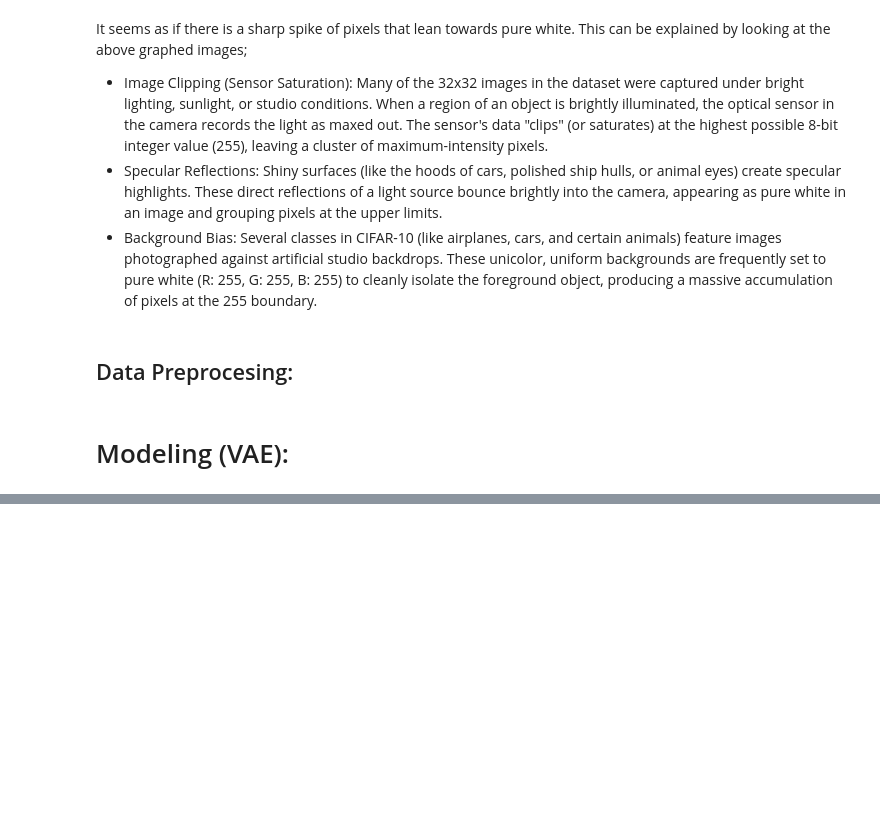
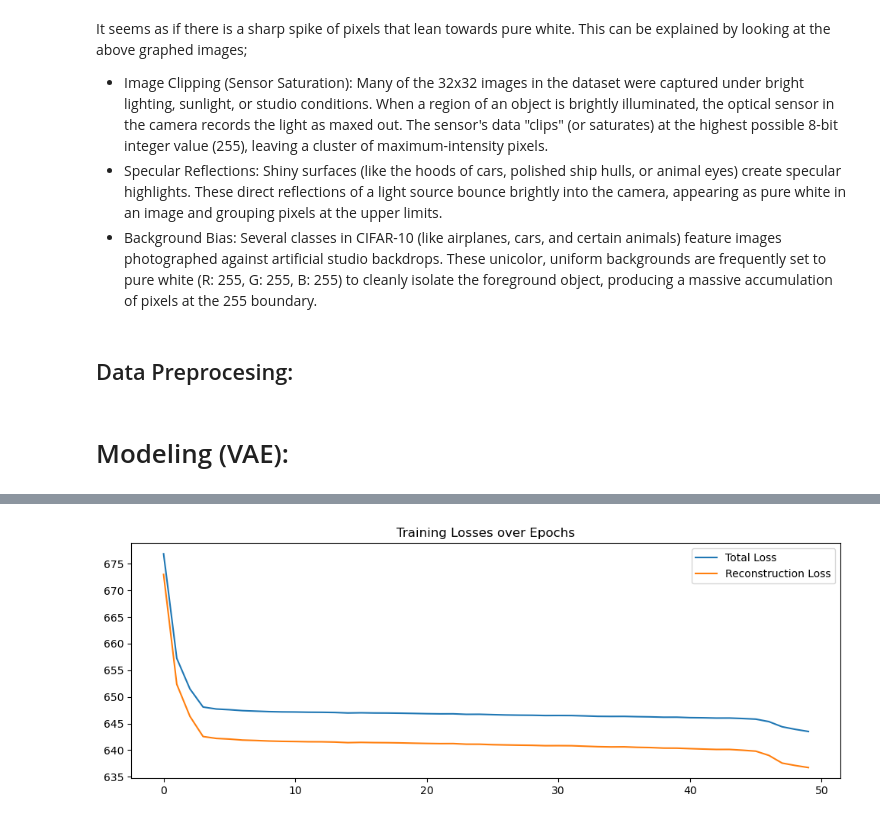
Before and after one commit to haoern/DELE-CA2, a Jupyter notebook: PartA.ipynb, the cells around one changed output, grey strips where cells are left out. Drawn from its saved outputs; the diff is of its cells as text; code cells hidden in the pictures; blank space fills up the shorter version.

```diff
--- a/PartA.ipynb
+++ b/PartA.ipynb
@@ -254,3 +254,13 @@ Epoch 50/50
+# %%
+history_df = pd.DataFrame(history.history)
+plt.figure(figsize=(12, 4))
+plt.plot(history_df['loss'], label='Total Loss')
+plt.plot(history_df['reconstruction_loss'], label='Reconstruction Loss')
+plt.title('Training Losses over Epochs')
+plt.legend()
+plt.show()
+# %% [output]
+[figure, added]
 # %%
 vae.save_weights('baseline_vae_weights.h5')  # Save the weights of the trained VAE model
 # %%
```
Also changed, not shown: parts of 18 cells of this notebook, 1 other file.
